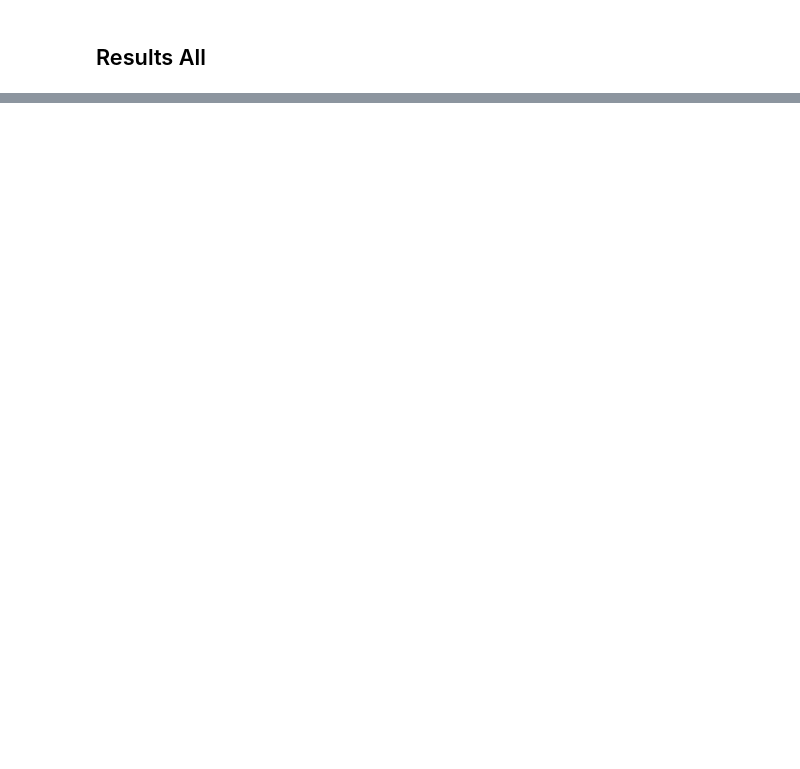
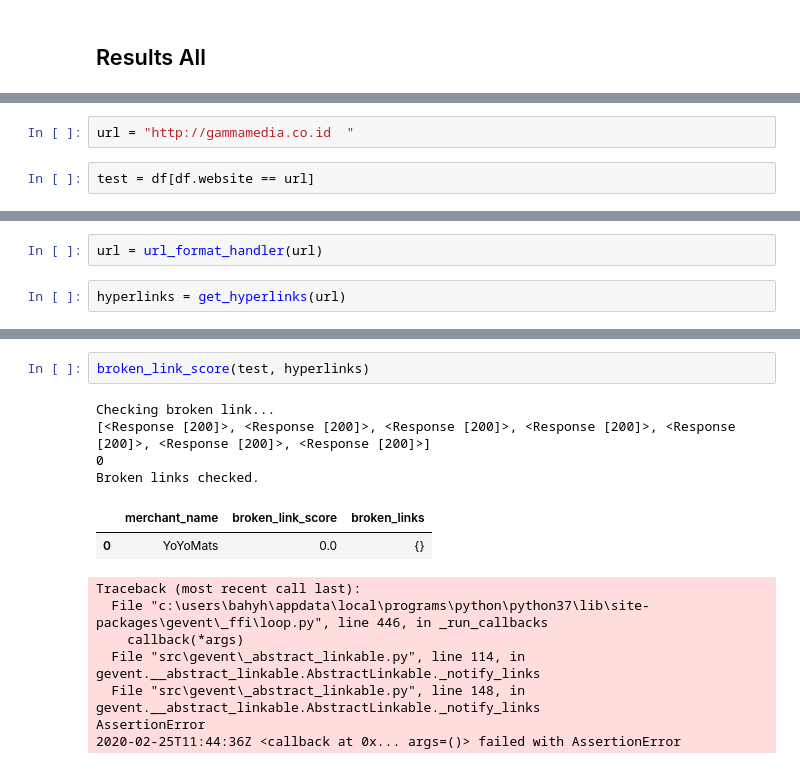
Before and after one commit to bahyhelmihp/web-crawler, a Jupyter notebook: api/datasets/Analysis Result.ipynb, the cells around one changed output, grey strips where cells are left out. Saved outputs shown, nothing was run; the diff lists cells and outputs as text; blank space fills up the shorter version.

```diff
--- a/api/datasets/Analysis Result.ipynb
+++ b/api/datasets/Analysis Result.ipynb
@@ -58,0 +113,4 @@ negative_df
+# %%
+url = "http://gammamedia.co.id	"
+# %%
+test = df[df.website == url]
@@ -58,0 +121,4 @@ negative_df
+# %%
+url = url_format_handler(url)
+# %%
+hyperlinks = get_hyperlinks(url)
@@ -58,0 +142,16 @@ negative_df
+# %%
+broken_link_score(test, hyperlinks)
+# %% [output]
+Checking broken link...
+[<Response [200]>, <Response [200]>, <Response [200]>, <Response [200]>, <Response [200]>, <Response [200]>, <Response [200]>]
+0
+Broken links checked.
+|  | merchant_name | broken_link_score | broken_links |
+| 0 | YoYoMats | 0.0 | {} |
+Traceback (most recent call last):
+  File "c:\users\bahyh\appdata\local\programs\python\python37\lib\site-packages\gevent\_ffi\loop.py", line 446, in _run_callbacks
+    callback(*args)
+  File "src\gevent\_abstract_linkable.py", line 114, in gevent.__abstract_linkable.AbstractLinkable._notify_links
+  File "src\gevent\_abstract_linkable.py", line 148, in gevent.__abstract_linkable.AbstractLinkable._notify_links
+AssertionError
+2020-02-25T11:44:36Z <callback at 0x... args=()> failed with AssertionError
```
Also changed, not shown: parts of 20 cells of this notebook, 4 other files.
